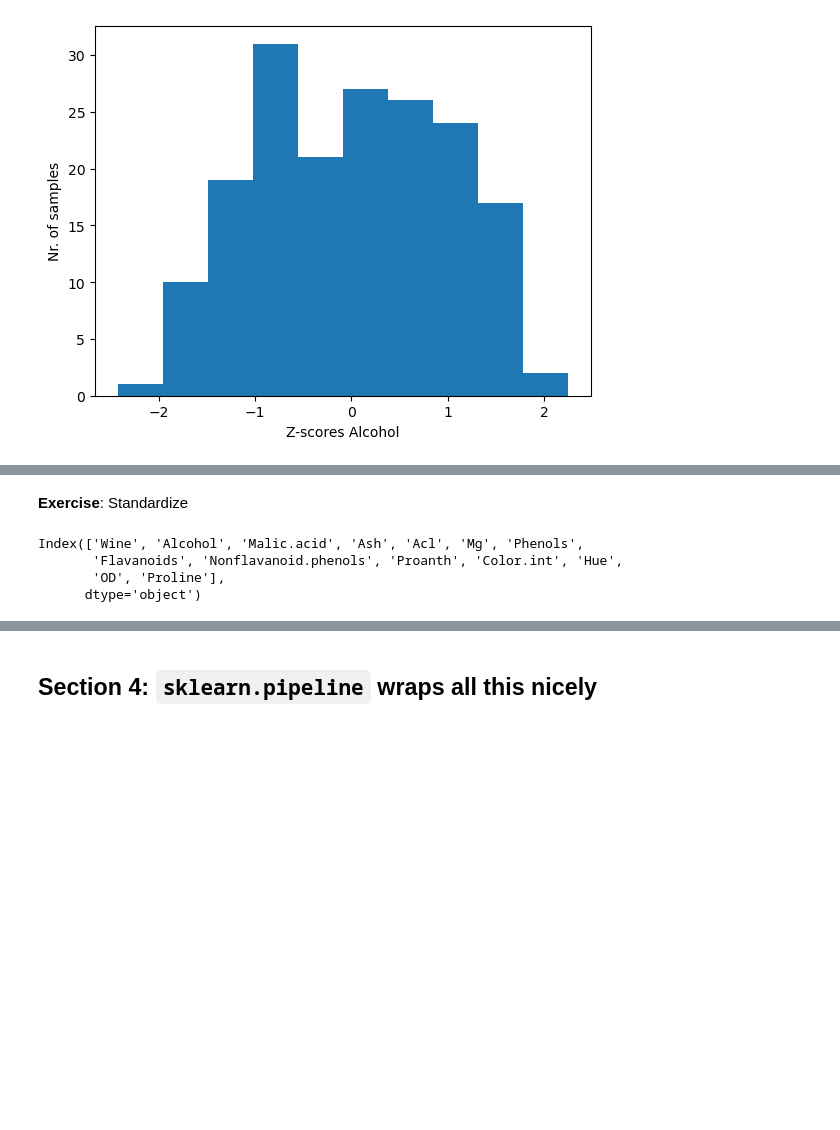
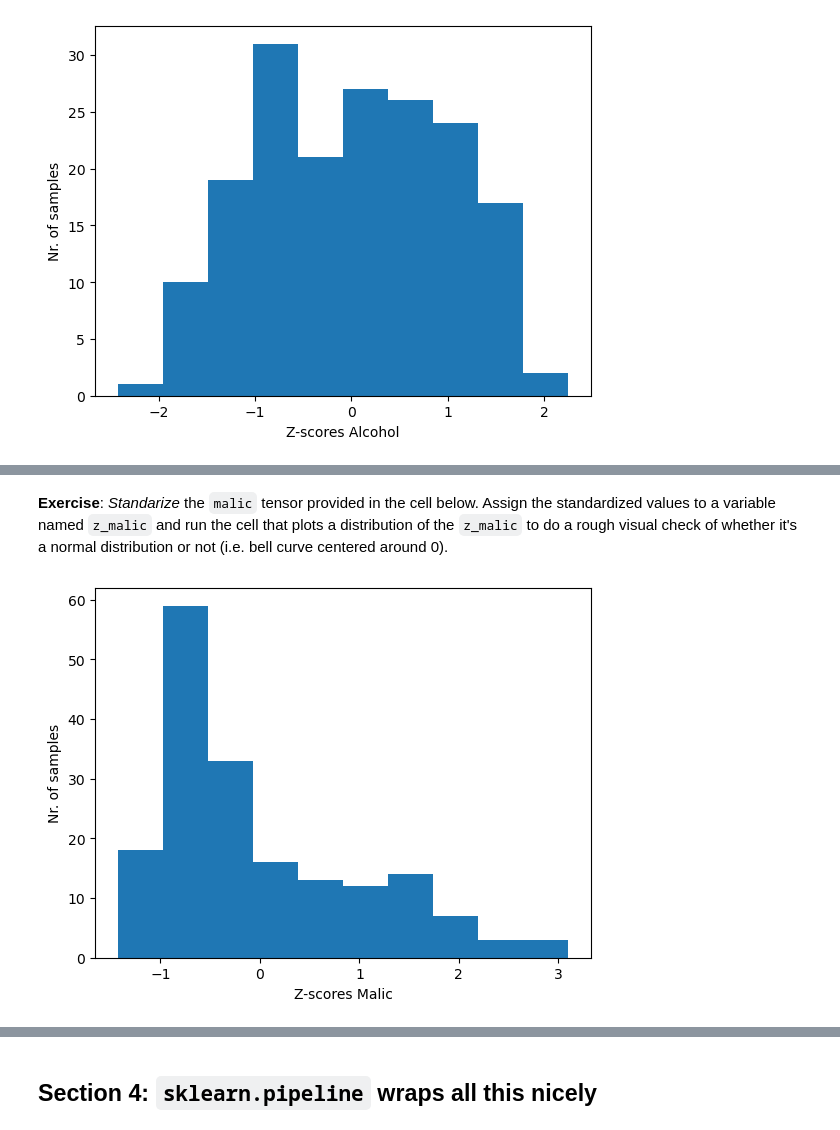
Before and after one commit to atleer/intro-to-deep-learning-dev, a Jupyter notebook: Day02/07_data_standardization/07_data_standardization.ipynb, the cells around one changed output, grey strips where cells are left out. Drawn from its saved outputs; the diff is of its cells as text; code cells hidden in the pictures; blank space fills up the shorter version.

```diff
--- a/Day02/07_data_standardization/07_data_standardization.ipynb
+++ b/Day02/07_data_standardization/07_data_standardization.ipynb
@@ -282,10 +278,13 @@ Index(['Wine', 'Alcohol', 'Malic.acid', 'Ash', 'Acl', 'Mg', 'Phenols',
-# %% [markdown]
-**Exercise**: Standardize
-# %%
-df.columns
-# %% [output]
-Index(['Wine', 'Alcohol', 'Malic.acid', 'Ash', 'Acl', 'Mg', 'Phenols',
-       'Flavanoids', 'Nonflavanoid.phenols', 'Proanth', 'Color.int', 'Hue',
-       'OD', 'Proline'],
-      dtype='object')
+# %% [markdown]
+**Exercise**: *Standarize* the `malic` tensor provided in the cell below. Assign the standardized values to a variable named `z_malic` and run the cell that plots a distribution of the `z_malic` to do a rough visual check of whether it's a normal distribution or not (i.e. bell curve centered around 0).
+# %%
+malic = torch.tensor(df['Malic.acid'].values)
+# %%
+z_malic = (malic - malic.mean())/malic.std()
+# %%
+plt.hist(z_malic)
+plt.xlabel('Z-scores Malic')
+plt.ylabel('Nr. of samples');
+# %% [output]
+[figure, added]
 # %% [markdown]
```
Also changed, not shown: parts of 36 cells of this notebook.
